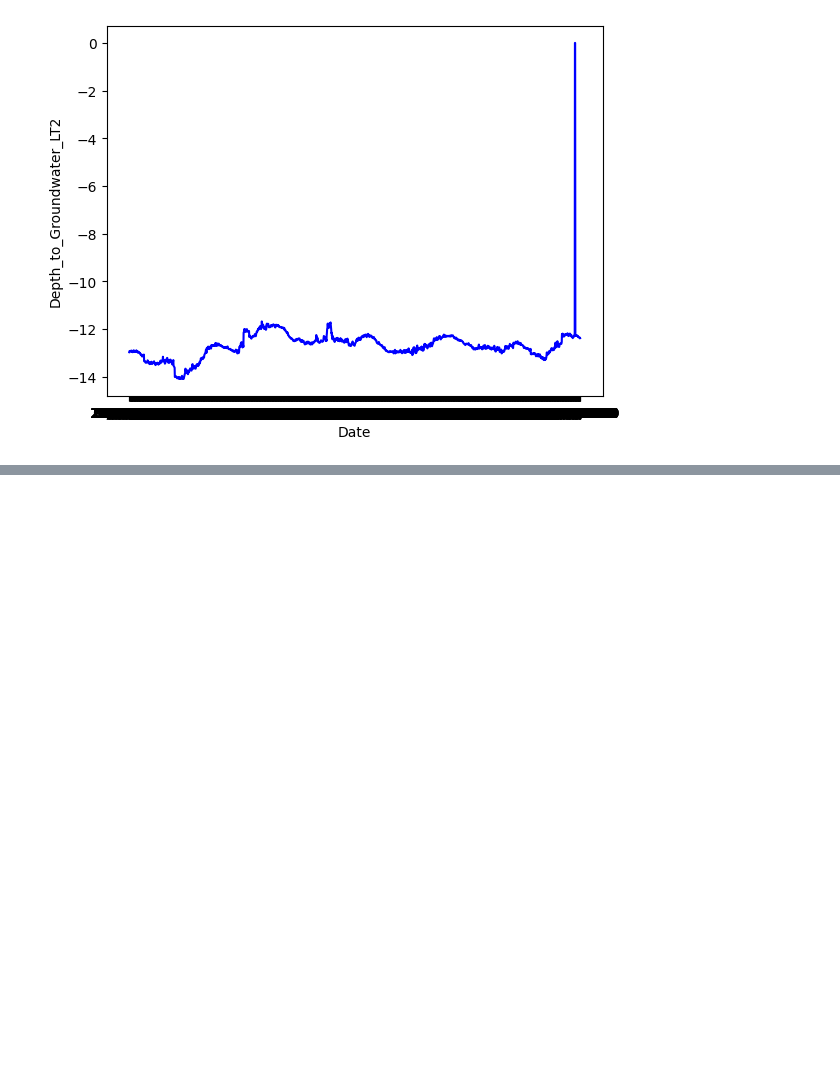
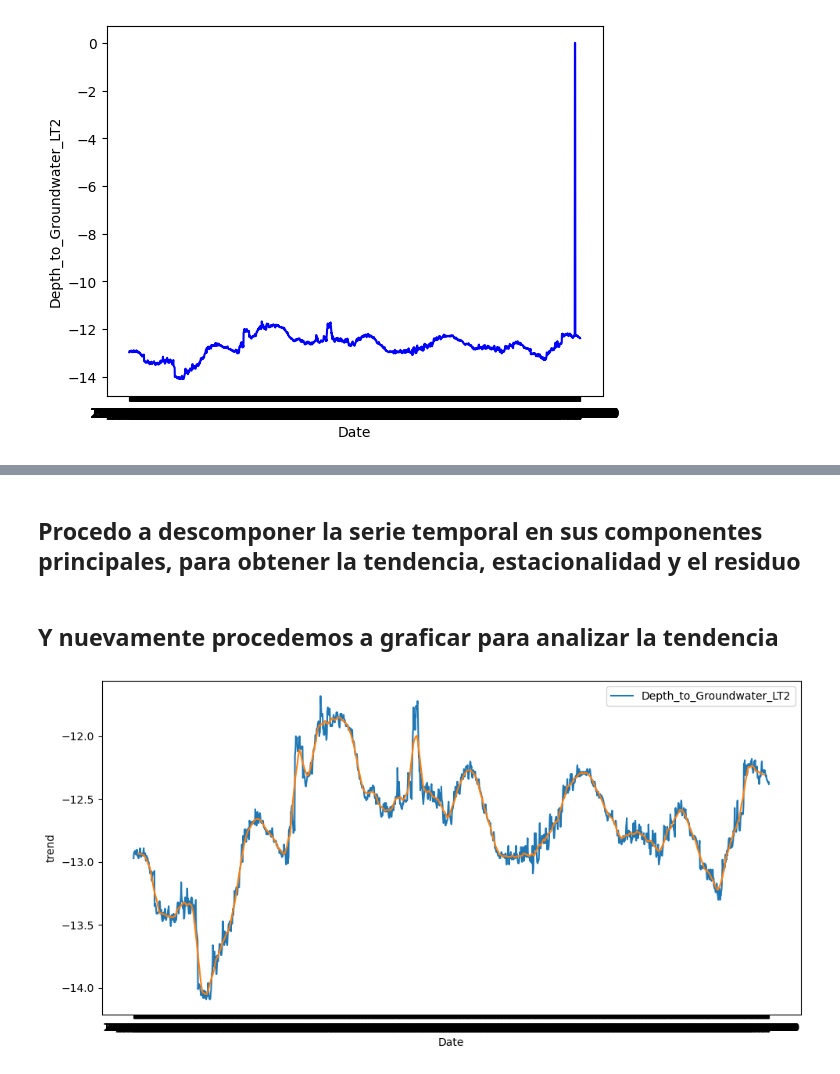
Before and after one commit to Somarhernandezo/TSA_SOHO, a Jupyter notebook: src/explore.ipynb, the cells around one changed output, grey strips where cells are left out. Saved outputs shown, nothing was run; the diff lists cells and outputs as text; code cells hidden in the pictures; blank space fills up the shorter version.

```diff
--- a/src/explore.ipynb
+++ b/src/explore.ipynb
@@ -109,6 +109,6 @@ sns.lineplot(x=df['Date'], y=df['Depth_to_Groundwater_LT2'], color='blue')
 <Axes: xlabel='Date', ylabel='Depth_to_Groundwater_LT2'>
 [figure]
 # %%
-ts = ts[['Depth_to_Groundwater_LT2'<-12]]
+ts = ts[ts['Depth_to_Groundwater_LT2']<-8]
 
 ts
@@ -114,0 +132,21 @@ ts
+# %% [markdown]
+## Procedo a descomponer la serie temporal en sus componentes principales, para obtener la tendencia, estacionalidad y el residuo
+# %%
+from statsmodels.tsa.seasonal import seasonal_decompose
+
+descomposicion = seasonal_decompose(ts, period=30)
+# %% [markdown]
+## Y nuevamente procedemos a graficar para analizar la tendencia
+# %%
+trend = descomposicion.trend
+
+fig, axis = plt.subplots(figsize = (10, 5))
+
+sns.lineplot(data = ts)
+sns.lineplot(data = trend)
+
+plt.tight_layout()
+
+plt.show()
+# %% [output]
+[figure, added]
```
Also changed, not shown: parts of 16 cells of this notebook.
